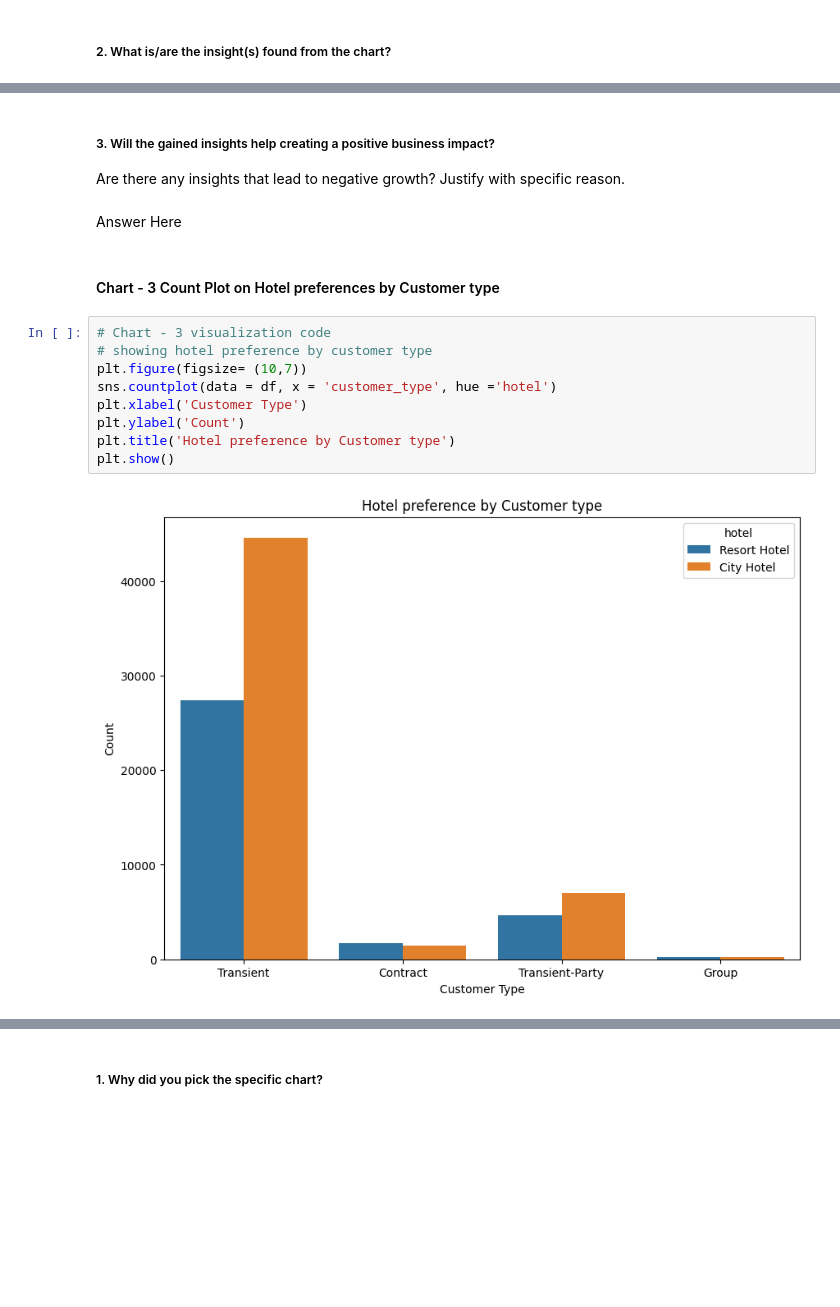
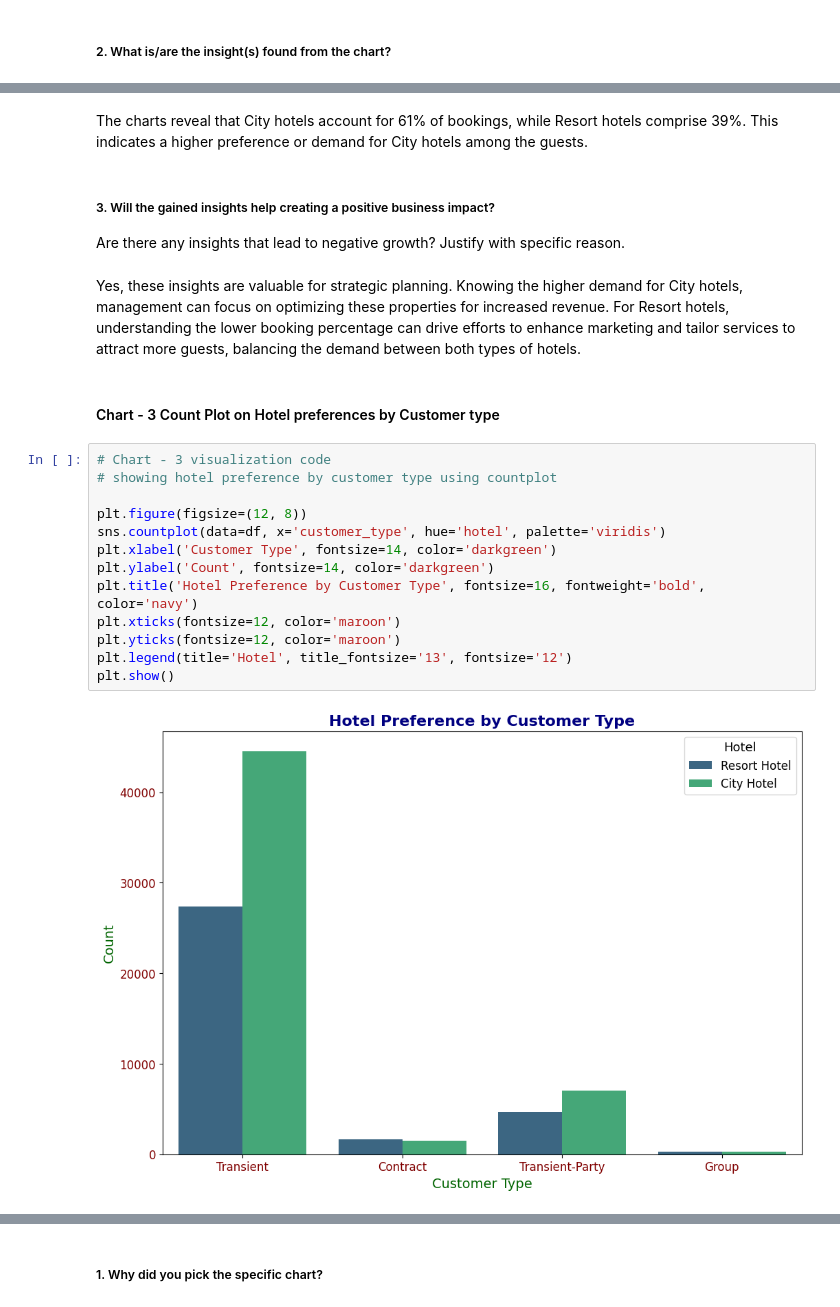
Before and after one commit to pankajmanisahu/EDA-ON-HOTEL-BOOKING-ANALYSIS, a Jupyter notebook: HOTEL_BOOKING_ANALYSIS_EDA.ipynb, the cells around one changed output, grey strips where cells are left out. Cells and saved outputs as stored; diff of their text form; blank space fills up the shorter version.

```diff
--- a/HOTEL_BOOKING_ANALYSIS_EDA.ipynb
+++ b/HOTEL_BOOKING_ANALYSIS_EDA.ipynb
@@ -674,19 +719,25 @@ Answer Here
+# %% [markdown]
+The charts reveal that City hotels account for 61% of bookings, while Resort hotels comprise 39%. This indicates a higher preference or demand for City hotels among the guests.
 # %% [markdown]
 ##### 3. Will the gained insights help creating a positive business impact?
 Are there any insights that lead to negative growth? Justify with specific reason.
-# %% [markdown]
-Answer Here
+# %% [markdown]
+Yes, these insights are valuable for strategic planning. Knowing the higher demand for City hotels, management can focus on optimizing these properties for increased revenue. For Resort hotels, understanding the lower booking percentage can drive efforts to enhance marketing and tailor services to attract more guests, balancing the demand between both types of hotels.
 # %% [markdown]
 #### Chart - 3 Count Plot on Hotel preferences by Customer type
 # %%
 # Chart - 3 visualization code
-# showing hotel preference by customer type
-plt.figure(figsize= (10,7))
-sns.countplot(data = df, x = 'customer_type', hue ='hotel')
-plt.xlabel('Customer Type')
-plt.ylabel('Count')
-plt.title('Hotel preference by Customer type')
+# showing hotel preference by customer type using countplot
+
+plt.figure(figsize=(12, 8))
+sns.countplot(data=df, x='customer_type', hue='hotel', palette='viridis')
+plt.xlabel('Customer Type', fontsize=14, color='darkgreen')
+plt.ylabel('Count', fontsize=14, color='darkgreen')
+plt.title('Hotel Preference by Customer Type', fontsize=16, fontweight='bold', color='navy')
+plt.xticks(fontsize=12, color='maroon')
+plt.yticks(fontsize=12, color='maroon')
+plt.legend(title='Hotel', title_fontsize='13', fontsize='12')
 plt.show()
 # %% [output]
-[figure, old version]
+[figure, new version]
 # %%
```
Also changed, not shown: parts of 35 cells of this notebook.
